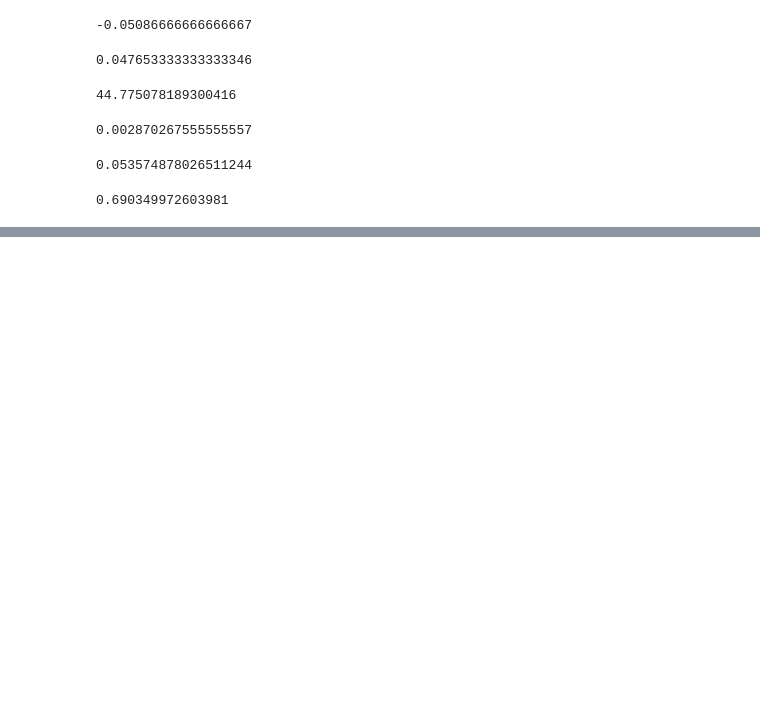
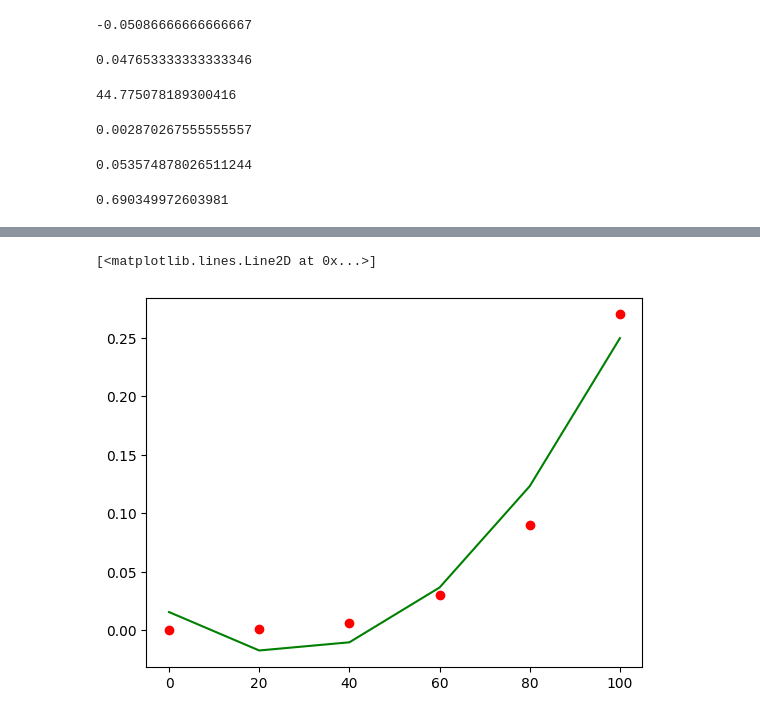
Before and after one commit to AshlinShaji/Machine-Learning, a Jupyter notebook: Regression/Polynomial_Regression/poly.ipynb, the cells around one changed output, grey strips where cells are left out. Cells and saved outputs as stored; diff of their text form; code cells hidden in the pictures; blank space fills up the shorter version.

Commit message:
poly final

```diff
--- a/Regression/Polynomial_Regression/poly.ipynb
+++ b/Regression/Polynomial_Regression/poly.ipynb
@@ -144,3 +144,8 @@ score=r2_score(y,y_pred)
 score
 # %% [output]
 0.690349972603981
+# %%
+from sklearn.preprocessing import PolynomialFeatures
+feature=PolynomialFeatures(degree=2)
+x_poly=feature.fit_transform(x)
+x_poly
@@ -146,0 +163,5 @@ score
+# %%
+model1=LinearRegression()
+model1.fit(x_poly,y)
+y_poly=model1.predict(x_poly)
+y_poly
@@ -146,0 +195,6 @@ score
+# %%
+plt.scatter(x,y,color='r')
+plt.plot(x,y_poly,color='g')
+# %% [output]
+[<matplotlib.lines.Line2D at 0x...>]
+[figure, added]
```
Also changed, not shown: parts of 8 cells of this notebook, 2 other files.
